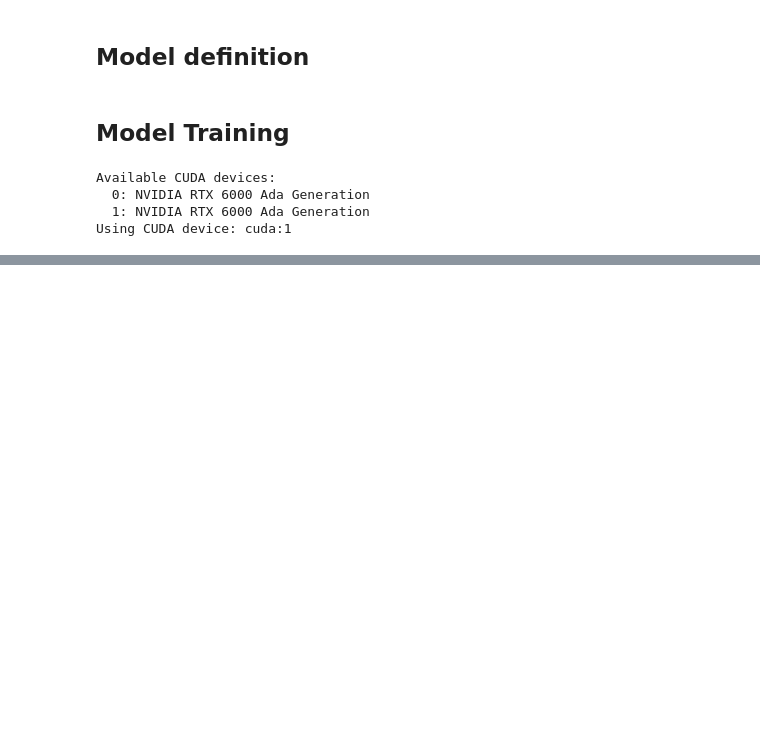
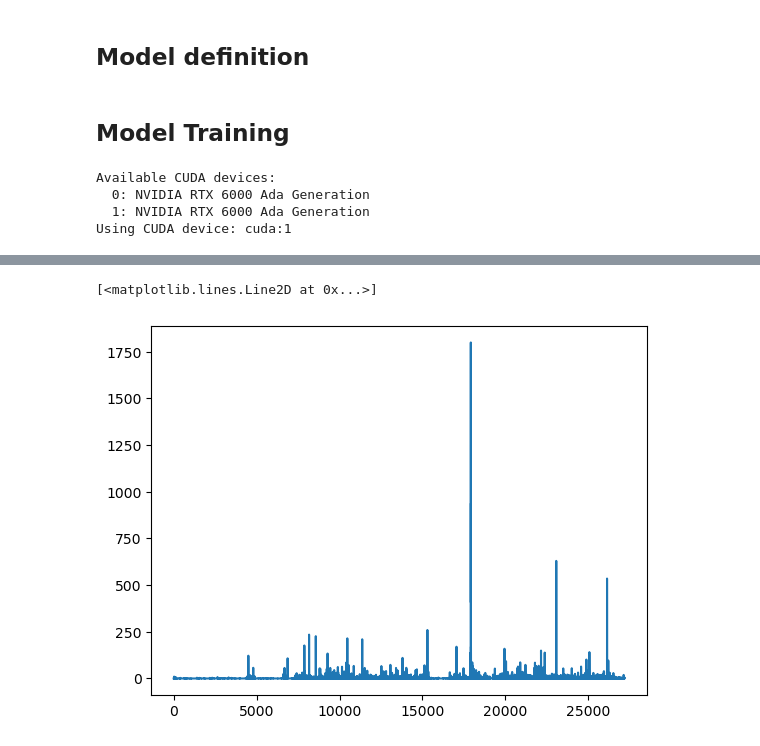
Before and after one commit to egerc/pytorch_exercises, a Jupyter notebook: Notebooks/240328_Variational_Autoencoder.ipynb, the cells around one changed output, grey strips where cells are left out. Saved outputs shown, nothing was run; the diff lists cells and outputs as text; code cells hidden in the pictures; blank space fills up the shorter version.

```diff
--- a/Notebooks/240328_Variational_Autoencoder.ipynb
+++ b/Notebooks/240328_Variational_Autoencoder.ipynb
@@ -173,0 +194,5 @@ helper.plot_scaled_losses(training_losses, validation_losses, epochs)
+# %%
+plt.plot(training_data[0].detach().numpy())
+# %% [output]
+[<matplotlib.lines.Line2D at 0x...>]
+[figure, added]
```
Also changed, not shown: parts of 9 cells of this notebook.
